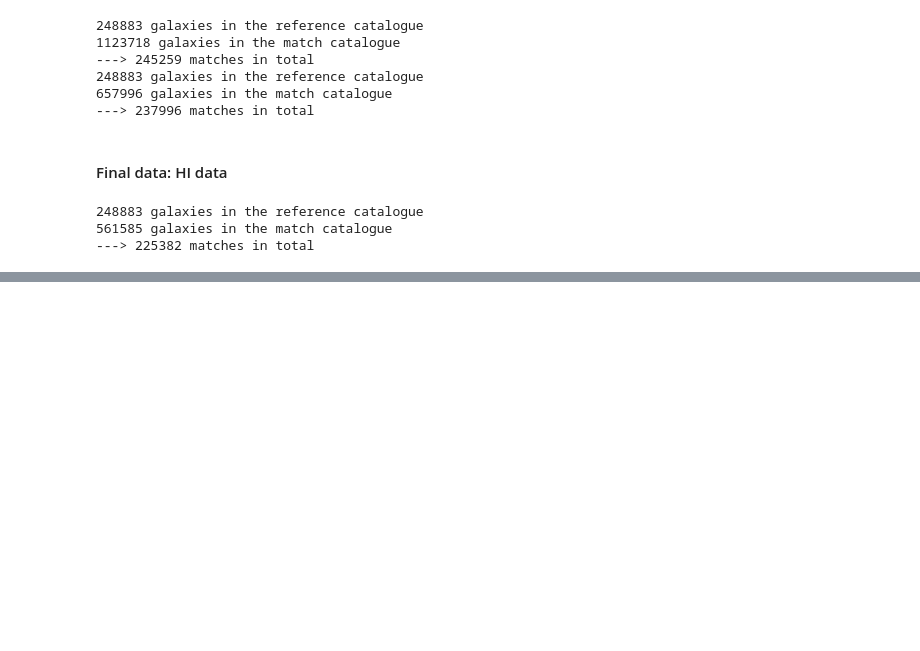
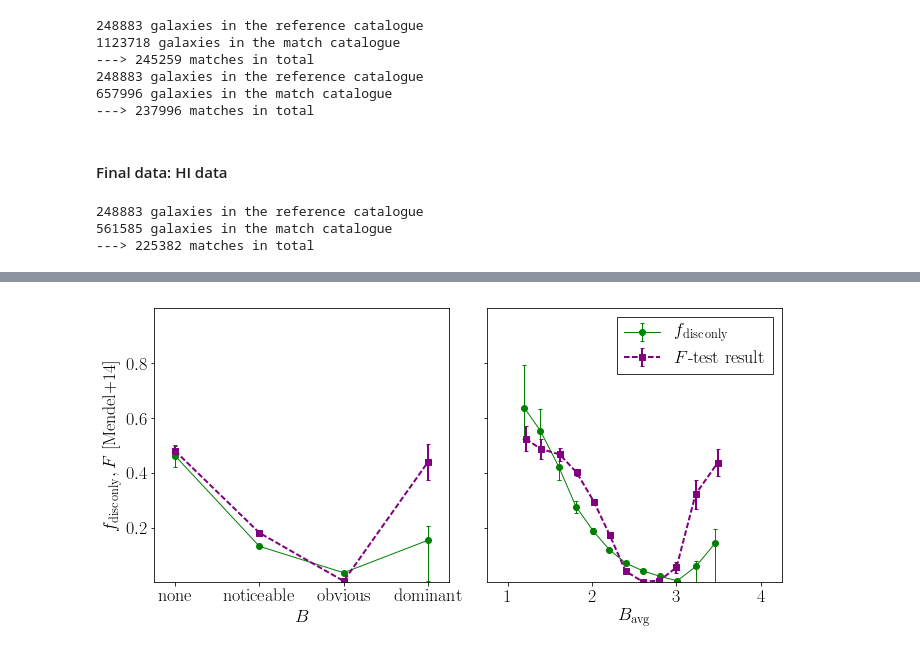
Before and after one commit to RossHart/Donghia_paper, a Jupyter notebook: data_selection.ipynb, the cells around one changed output, grey strips where cells are left out. Saved outputs shown, nothing was run; the diff lists cells and outputs as text; code cells hidden in the pictures; blank space fills up the shorter version.

```diff
--- a/data_selection.ipynb
+++ b/data_selection.ipynb
@@ -62,6 +62,7 @@ morph_data['p_bar'] = p_bar
 morph_data['m_avg'] = m_avg
 morph_data['m'] = m_absolute
 morph_data['p_m'] = m_absolute_max
+morph_data['p_bar'] = p_bar
 morph_data.write('fits/morph_data.fits',overwrite=True)
 # %% [markdown]
 #### Galaxy structure data (mass + size)
@@ -97,7 +98,9 @@ structure_data = Table()
 structure_data['dr7objid'] = gz2_data['dr7objid']
 
 fit_ok = np.all([mendel_matched['Type'] != 4,mendel_matched['Type'] != -999,
-                 simard_matched['Re'] > 0, simard_matched['Rd'] > 0],axis=0)
+                 simard_matched['Re'] > 0, simard_matched['Rd'] > 0,
+                 np.isfinite(simard_matched['Re']),
+                 np.isfinite(simard_matched['Rd'])],axis=0)
 
 def mass_and_error(data,columns):
     mass = 10**data[columns[0]]
@@ -229,0 +241,52 @@ _ = plt.hist(y_2,bins)
+# %%
+from xy_plots import x_vs_y
+
+fig, axarr = plt.subplots(1,2,figsize=(10,5),sharey=True)
+
+##########################################
+ax = axarr[0]
+
+x = B_max[hi_z_hi_sample]
+y = structure_data[hi_z_hi_sample]['Type'] == 2
+
+xy = x_vs_y(x,y).fraction_with_feature(bin_assignments=x)
+xy.error_plot(ax,style='errorbar',label='$f_\mathrm{disc \, only}$',
+              marker='o',color='g',lw=1,capsize=2)
+
+y = structure_data['PpS_mendel'][hi_z_hi_sample]
+xy = x_vs_y(x,y).discrete_vs_continuous_binned_median()
+xy.error_plot(ax,style='errorbar',label='$F$-test result',
+              color='purple',marker='s',lw=2,capsize=2,linestyle='dashed')
+
+_ = ax.set_xlabel('$B$')
+_ = ax.set_ylabel('$f_\mathrm{disc \, only}, F$ [Mendel+14]')
+_ = ax.set_xticks([1,2,3,4])
+_ = ax.set_xlim(0.75,4.25)
+_ = ax.set_xticklabels(['none','noticeable','obvious','dominant'])
+#_ = ax.legend(loc='upper right',fancybox=False,edgecolor='k')
+##########################################
+ax = axarr[1]
+
+x = B_avg[hi_z_hi_sample]
+y = structure_data[hi_z_hi_sample]['Type'] == 2
+
+xy = x_vs_y(x,y).fraction_with_feature(bins=12,equal_N=False)
+xy.error_plot(ax,style='errorbar',label='$f_\mathrm{disc \, only}$',
+              marker='o',color='g',lw=1,capsize=2)
+
+y = structure_data['PpS_mendel'][hi_z_hi_sample]
+xy = x_vs_y(x,y).continuous_vs_continuous_binned_median(bins=12,equal_N=False)
+xy.error_plot(ax,style='errorbar',label='$F$-test result',
+              color='purple',marker='s',lw=2,capsize=2,linestyle='dashed')
+
+_ = ax.set_xlabel('$B_\mathrm{avg}$')
+_ = ax.set_xticks([1,2,3,4])
+_ = ax.set_xlim(0.75,4.25)
+_ = ax.set_ylim(0,1)
+#_ = ax.set_ylabel('$f_\mathrm{disc \, only}, F$ [Mendel+14]')
+_ = ax.legend(loc='upper right',fancybox=False,edgecolor='k')
+
+fig.tight_layout()
+fig.savefig('figures/f_test_results.pdf')
+# %% [output]
+[figure, added]
```
Also changed, not shown: parts of 7 cells of this notebook, 6 other files.
